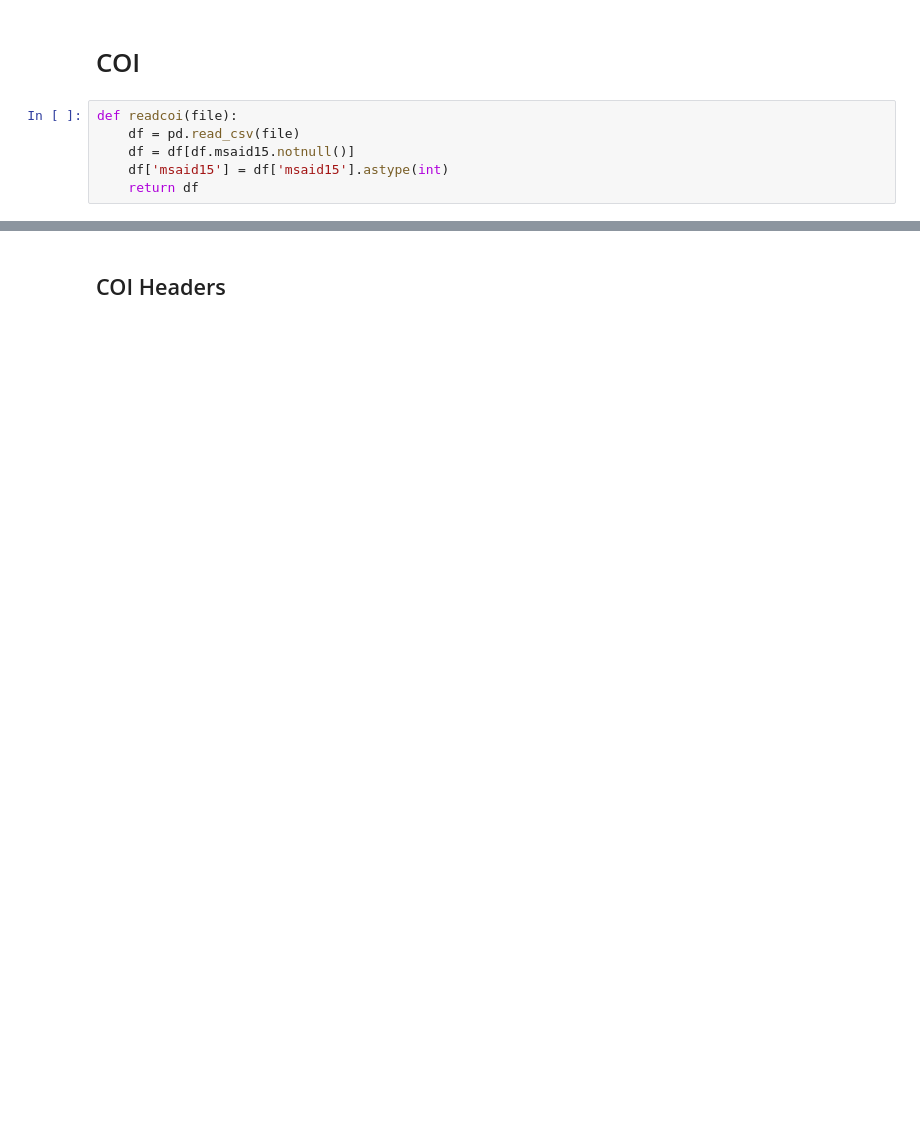
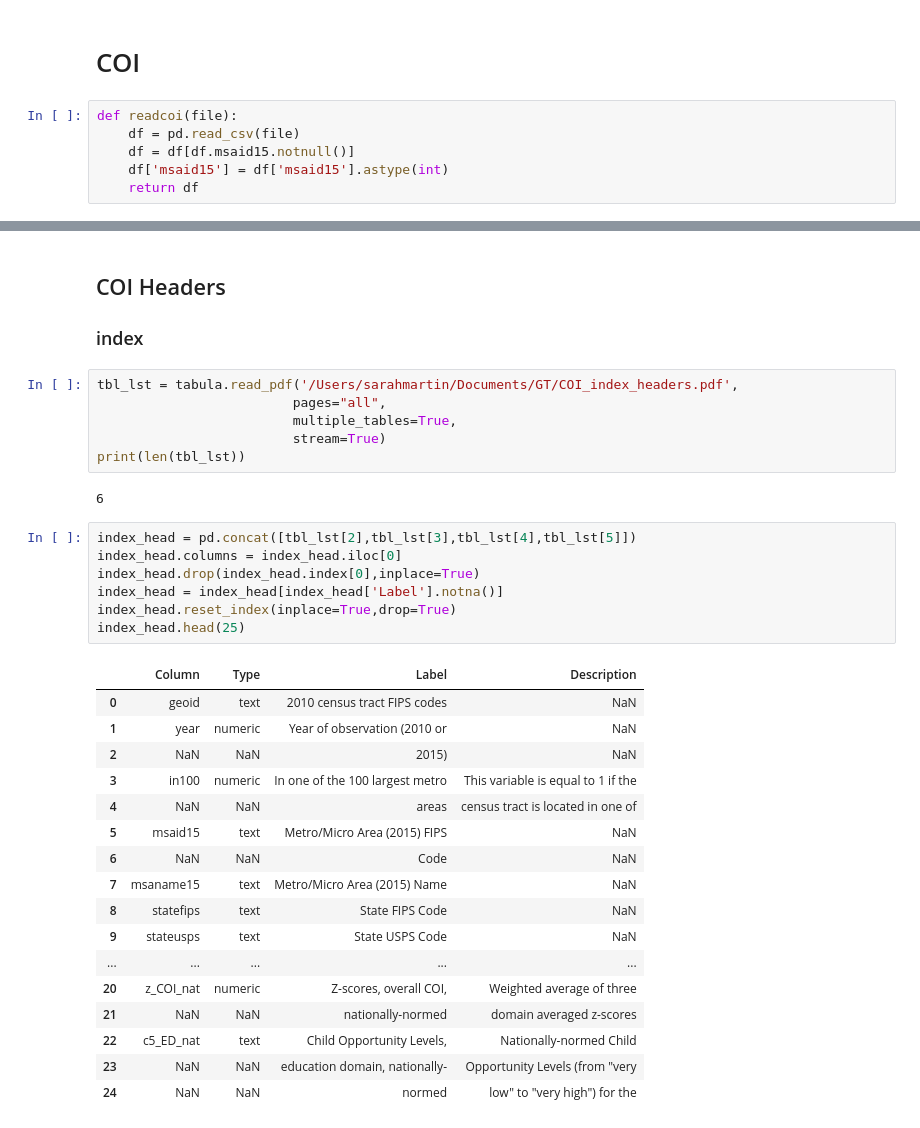
Before and after one commit to georgetown-analytics/Bleeding-Hearts, a Jupyter notebook: Wrangling.ipynb, the cells around one changed output, grey strips where cells are left out. Cells and saved outputs as stored; diff of their text form; blank space fills up the shorter version.

```diff
--- a/Wrangling.ipynb
+++ b/Wrangling.ipynb
@@ -290,2 +307,37 @@ See the caveats in the documentation: https://pandas.pydata.org/pandas-docs/stab
 # %% [markdown]
 ## COI Headers
+
+### index
+# %%
+tbl_lst = tabula.read_pdf('/Users/sarahmartin/Documents/GT/COI_index_headers.pdf',
+                         pages="all",
+                         multiple_tables=True,
+                         stream=True)
+print(len(tbl_lst))
+# %% [output]
+6
+# %%
+index_head = pd.concat([tbl_lst[2],tbl_lst[3],tbl_lst[4],tbl_lst[5]])
+index_head.columns = index_head.iloc[0]
+index_head.drop(index_head.index[0],inplace=True)
+index_head = index_head[index_head['Label'].notna()]
+index_head.reset_index(inplace=True,drop=True)
+index_head.head(25)
+# %% [output]
+|  | Column | Type | Label | Description |
+| 0 | geoid | text | 2010 census tract FIPS codes | NaN |
+| 1 | year | numeric | Year of observation (2010 or | NaN |
+| 2 | NaN | NaN | 2015) | NaN |
+| 3 | in100 | numeric | In one of the 100 largest metro | This variable is equal to 1 if the |
+| 4 | NaN | NaN | areas | census tract is located in one of |
+| 5 | msaid15 | text | Metro/Micro Area (2015) FIPS | NaN |
+| 6 | NaN | NaN | Code | NaN |
+| 7 | msaname15 | text | Metro/Micro Area (2015) Name | NaN |
+| 8 | statefips | text | State FIPS Code | NaN |
+| 9 | stateusps | text | State USPS Code | NaN |
+| ... | ... | ... | ... | ... |
+| 20 | z_COI_nat | numeric | Z-scores, overall COI, | Weighted average of three |
+| 21 | NaN | NaN | nationally-normed | domain averaged z-scores |
+| 22 | c5_ED_nat | text | Child Opportunity Levels, | Nationally-normed Child |
+| 23 | NaN | NaN | education domain, nationally- | Opportunity Levels (from "very |
+| 24 | NaN | NaN | normed | low" to "very high") for the |
```
Also changed, not shown: parts of 43 cells of this notebook.
